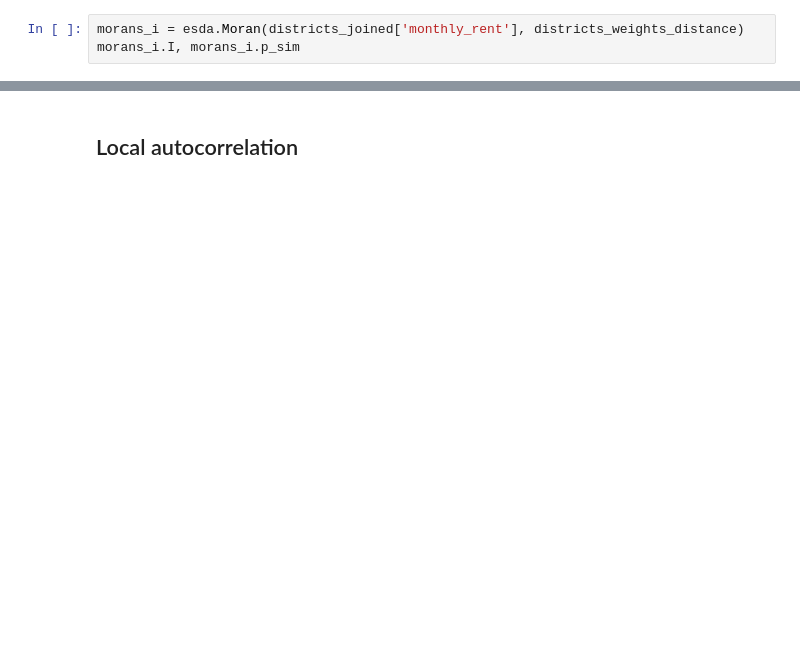
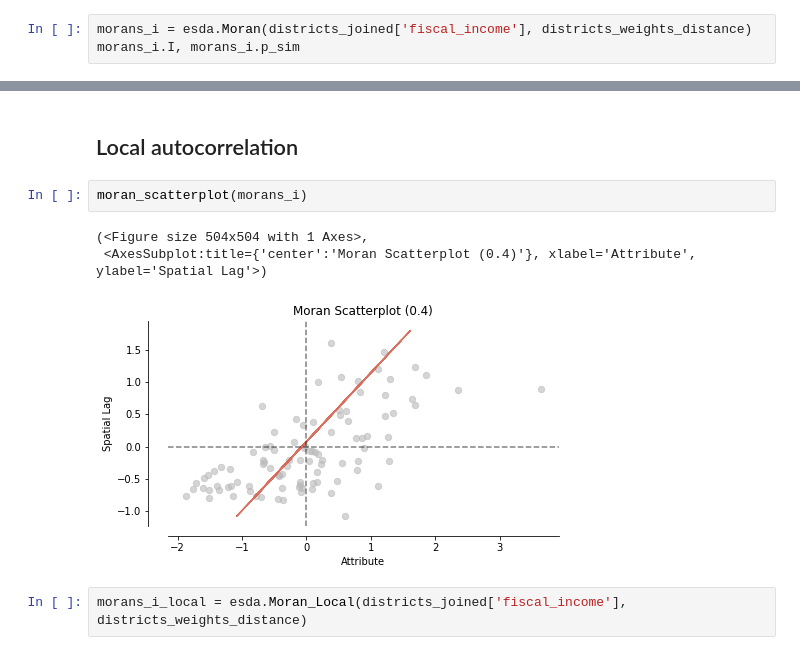
Before and after one commit to intro-to-geoprocessing/week9-lab, a Jupyter notebook: 01-spatial-weights.ipynb, the cells around one changed output, grey strips where cells are left out. Drawn from its saved outputs; the diff is of its cells as text; blank space fills up the shorter version.

```diff
--- a/01-spatial-weights.ipynb
+++ b/01-spatial-weights.ipynb
@@ -32,6 +33,6 @@ districts_weights_distance = weights.DistanceBand.from_dataframe(districts_joine
 districts_weights_distance.transform = 'R'
 districts_joined['lagged_distance_fiscal_income'] = weights.lag_spatial(districts_weights_distance, districts_joined['fiscal_income'])
 # %%
-morans_i = esda.Moran(districts_joined['monthly_rent'], districts_weights_distance)
+morans_i = esda.Moran(districts_joined['fiscal_income'], districts_weights_distance)
 morans_i.I, morans_i.p_sim
 # %% [output]
@@ -48,3 +49,11 @@ chart.mark_point().encode(
 [interactive output not drawn]
 # %% [markdown]
 ## Local autocorrelation
+# %%
+moran_scatterplot(morans_i)
+# %% [output]
+(<Figure size 504x504 with 1 Axes>,
+ <AxesSubplot:title={'center':'Moran Scatterplot (0.4)'}, xlabel='Attribute', ylabel='Spatial Lag'>)
+[figure, added]
+# %%
+morans_i_local = esda.Moran_Local(districts_joined['fiscal_income'], districts_weights_distance)
```
Also changed, not shown: parts of 9 cells of this notebook.
